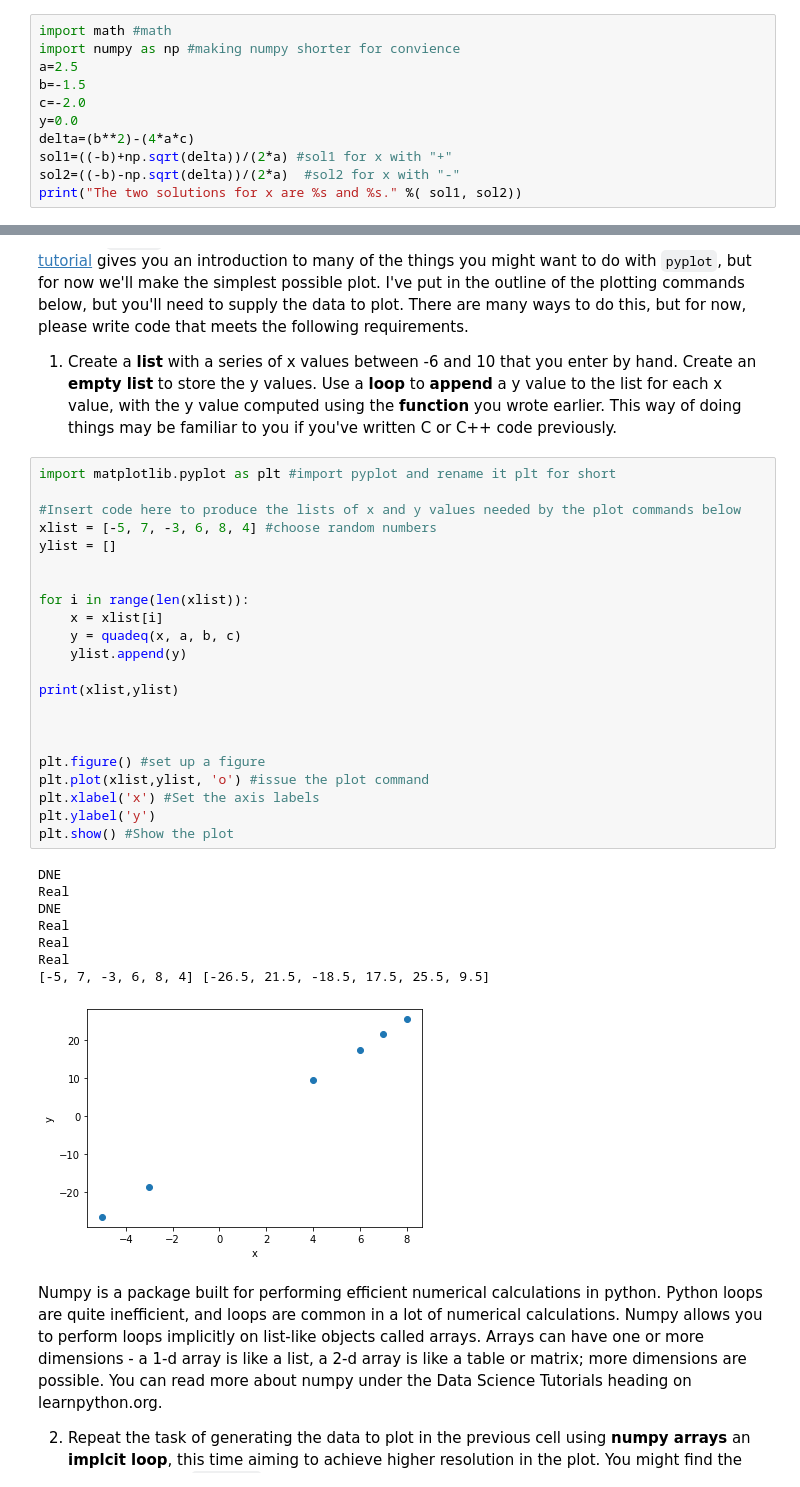
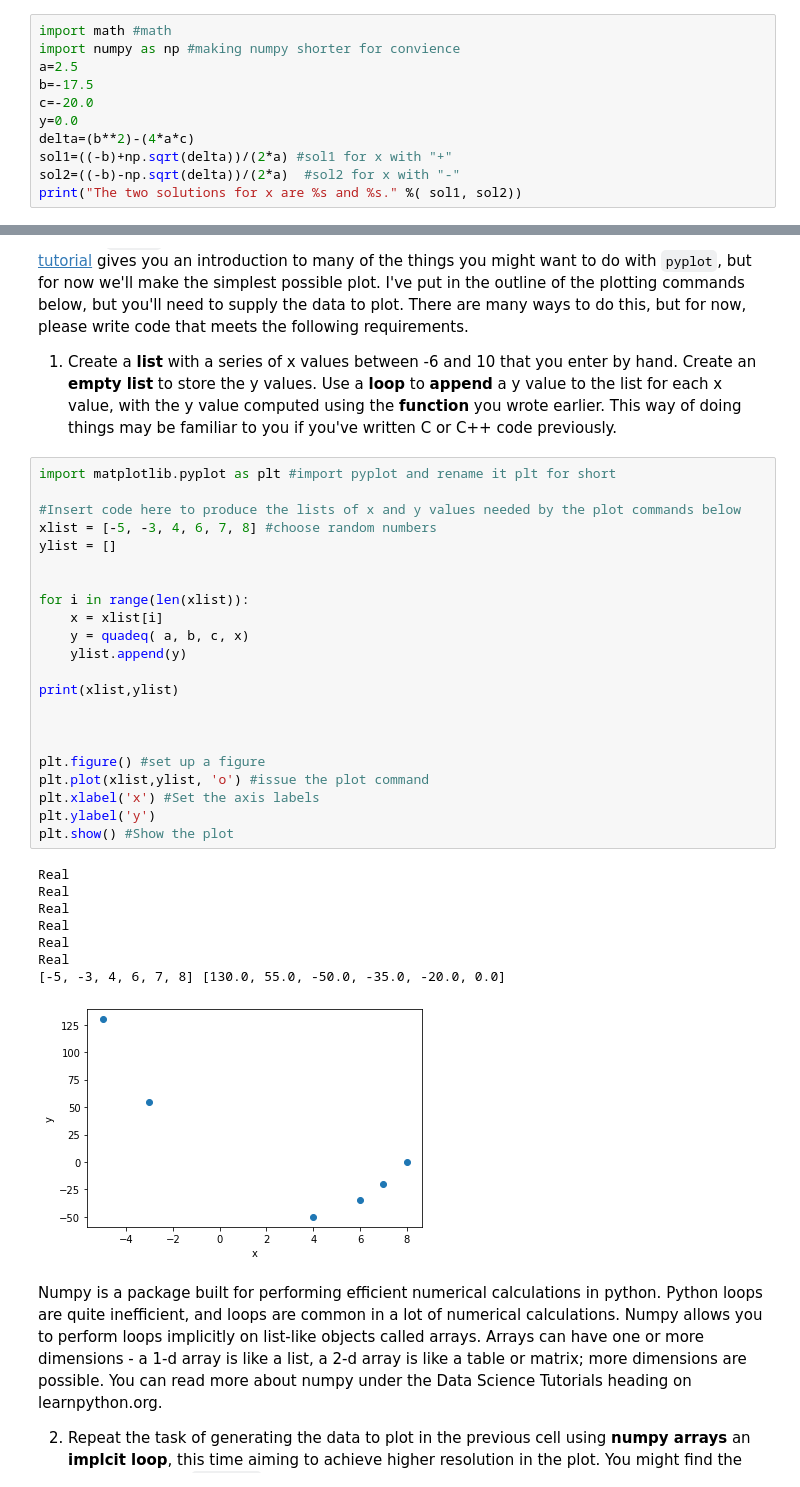
Before and after one commit to DakotaPeltzer/Astr4261, a Jupyter notebook: PythonIntroAssignment.ipynb, the cells around one changed output, grey strips where cells are left out. Saved outputs shown, nothing was run; the diff lists cells and outputs as text.

```diff
--- a/PythonIntroAssignment.ipynb
+++ b/PythonIntroAssignment.ipynb
@@ -17,8 +17,8 @@ Once you are done, run the code, either by pressing the "play" button above, or
 import math #math
 import numpy as np #making numpy shorter for convience
 a=2.5
-b=-1.5
-c=-2.0
+b=-17.5
+c=-20.0
 y=0.0
 delta=(b**2)-(4*a*c)
 sol1=((-b)+np.sqrt(delta))/(2*a) #sol1 for x with "+"
@@ -55,34 +55,34 @@ Plotting is going to be essential in the course, so you might as well learn the
 # %%
 import matplotlib.pyplot as plt #import pyplot and rename it plt for short
 
 #Insert code here to produce the lists of x and y values needed by the plot commands below
-xlist = [-5, 7, -3, 6, 8, 4] #choose random numbers
+xlist = [-5, -3, 4, 6, 7, 8] #choose random numbers
 ylist = []
 
 
 for i in range(len(xlist)):
     x = xlist[i]
-    y = quadeq(x, a, b, c)
+    y = quadeq( a, b, c, x)
     ylist.append(y)
 
 print(xlist,ylist)
 
 
 
 plt.figure() #set up a figure
 plt.plot(xlist,ylist, 'o') #issue the plot command
 plt.xlabel('x') #Set the axis labels
 plt.ylabel('y')
 plt.show() #Show the plot
 # %% [output]
-DNE
-Real
-DNE
 Real
 Real
 Real
-[-5, 7, -3, 6, 8, 4] [-26.5, 21.5, -18.5, 17.5, 25.5, 9.5]
+Real
+Real
+Real
+[-5, -3, 4, 6, 7, 8] [130.0, 55.0, -50.0, -35.0, -20.0, 0.0]
-[figure, old version]
+[figure, new version]
 # %% [markdown]
 Numpy is a package built for performing efficient numerical calculations in python. Python loops are quite inefficient, and loops are common in a lot of numerical calculations. Numpy allows you to perform loops implicitly on list-like objects called arrays. Arrays can have one or more dimensions - a 1-d array is like a list, a 2-d array is like a table or matrix; more dimensions are possible. You can read more about numpy under the Data Science Tutorials heading on learnpython.org.
 
```
Also changed, not shown: parts of 4 cells of this notebook.
